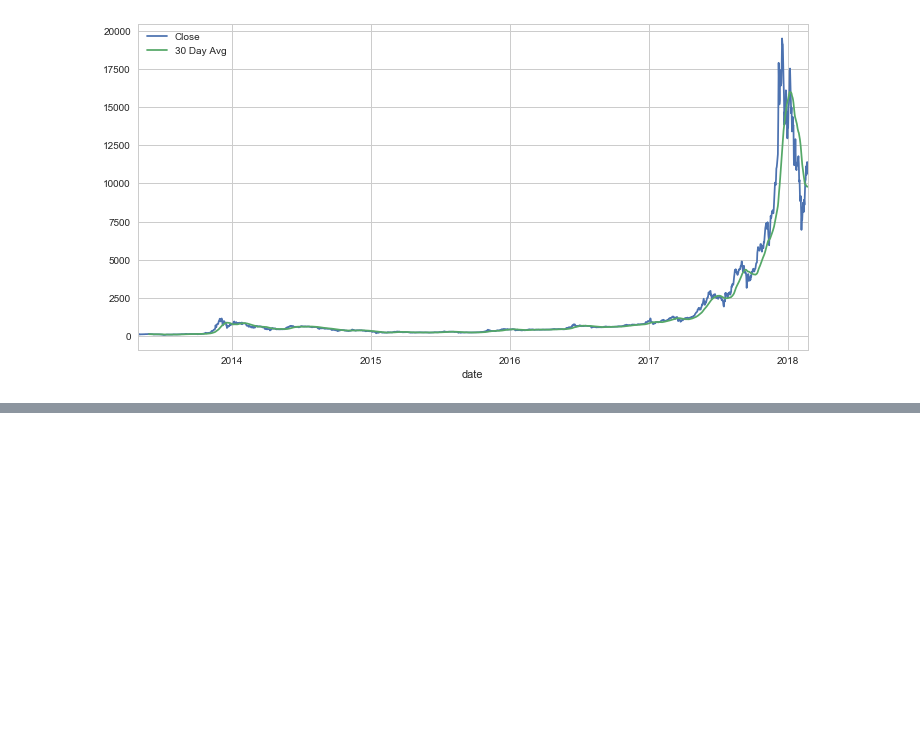
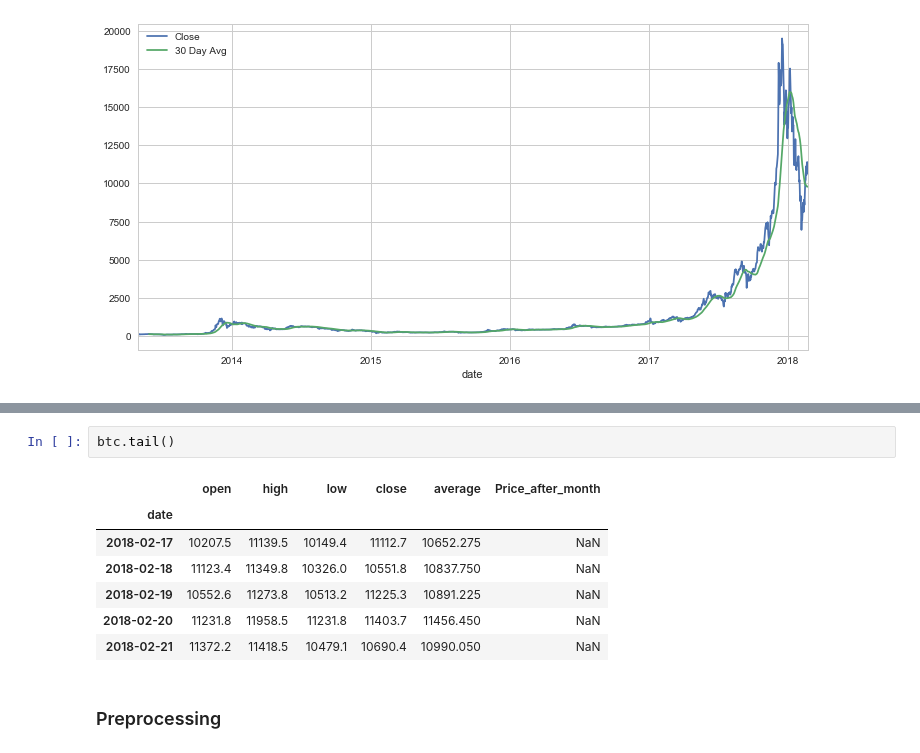
Before and after one commit to vishalvb/Kaggle, a Jupyter notebook: bitcoin_price_prediction/bitcoin_prediction.ipynb, the cells around one changed output, grey strips where cells are left out. Saved outputs shown, nothing was run; the diff lists cells and outputs as text; blank space fills up the shorter version.

Commit message:
preprocessing

```diff
--- a/bitcoin_price_prediction/bitcoin_prediction.ipynb
+++ b/bitcoin_price_prediction/bitcoin_prediction.ipynb
@@ -237,0 +276,12 @@ plt.legend()
+# %%
+btc.tail()
+# %% [output]
+|  | open | high | low | close | average | Price_after_month |
+| date |  |  |  |  |  |  |
+| 2018-02-17 | 10207.5 | 11139.5 | 10149.4 | 11112.7 | 10652.275 | NaN |
+| 2018-02-18 | 11123.4 | 11349.8 | 10326.0 | 10551.8 | 10837.750 | NaN |
+| 2018-02-19 | 10552.6 | 11273.8 | 10513.2 | 11225.3 | 10891.225 | NaN |
+| 2018-02-20 | 11231.8 | 11958.5 | 11231.8 | 11403.7 | 11456.450 | NaN |
+| 2018-02-21 | 11372.2 | 11418.5 | 10479.1 | 10690.4 | 10990.050 | NaN |
+# %% [markdown]
+### Preprocessing
```
Also changed, not shown: parts of 6 cells of this notebook.
